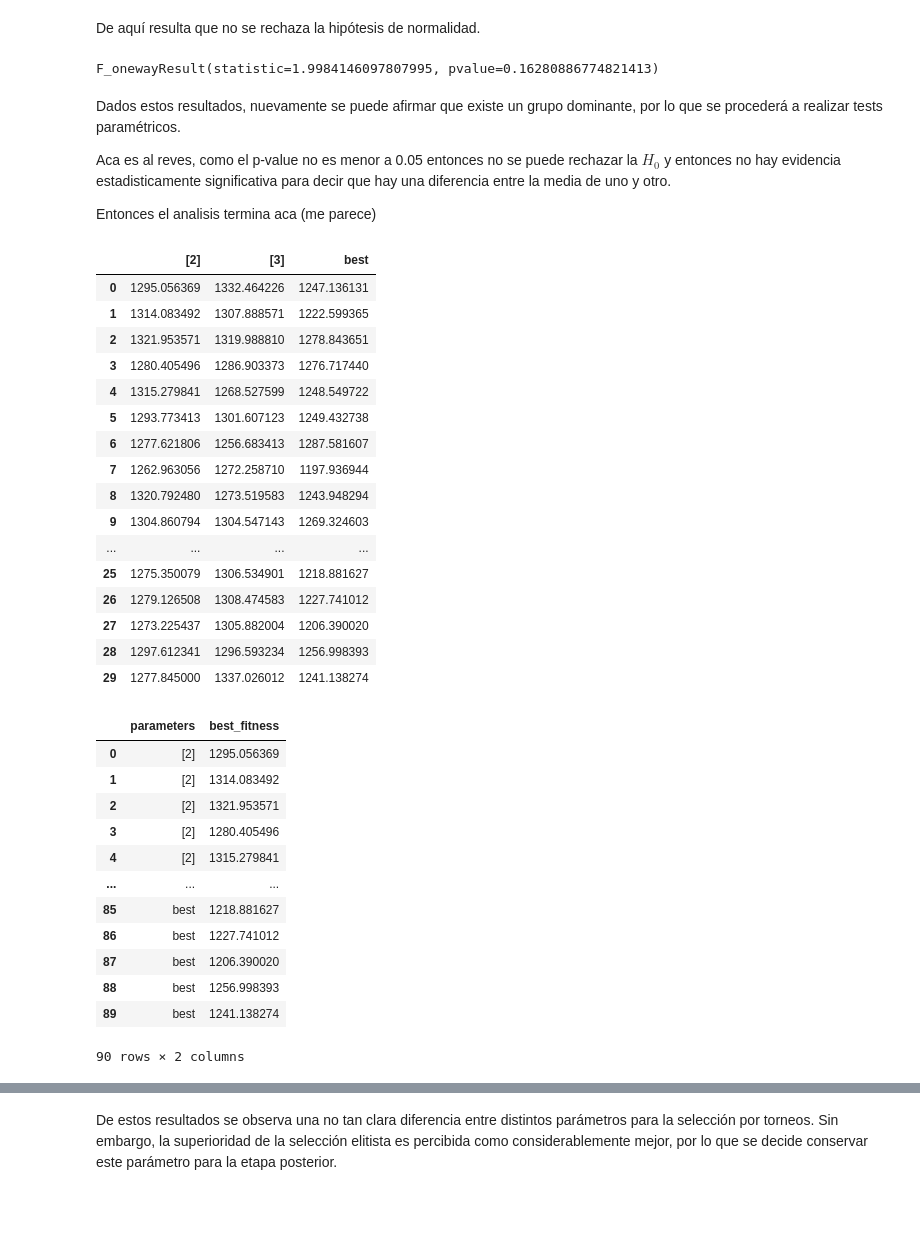
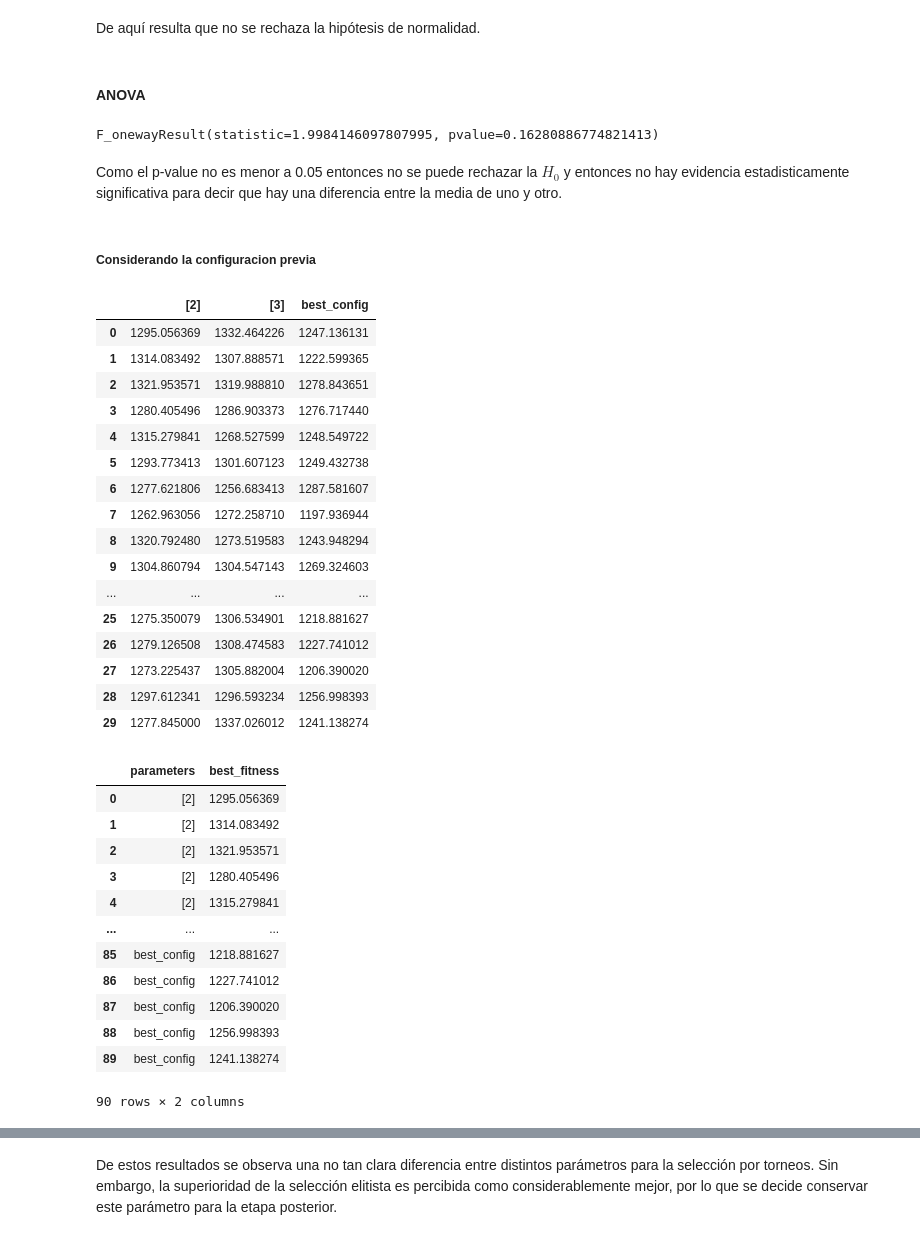
Before and after one commit to guidodinello/polygonal-evolutionary-algorithm, a Jupyter notebook: analysis.ipynb, the cells around one changed output, grey strips where cells are left out. Saved outputs shown, nothing was run; the diff lists cells and outputs as text; code cells hidden in the pictures; blank space fills up the shorter version.

```diff
--- a/analysis.ipynb
+++ b/analysis.ipynb
@@ -215,4 +252,6 @@ print_hist_plots(informales, "informal", size=(20,10))
 [figure]
 # %% [markdown]
 De aquí resulta que no se rechaza la hipótesis de normalidad.
+# %% [markdown]
+#### ANOVA
 # %%
@@ -221,17 +260,15 @@ f_oneway(*[informales[col] for col in informales.columns])
 # %% [output]
 F_onewayResult(statistic=1.9984146097807995, pvalue=0.16280886774821413)
 # %% [markdown]
-Dados estos resultados, nuevamente se puede afirmar que existe un grupo dominante, por lo que se procederá a realizar tests paramétricos.
-
-Aca es al reves, como el p-value no es menor a 0.05 entonces no se puede rechazar la $H_{0}$ y entonces no hay evidencia estadisticamente significativa para decir que hay una diferencia entre la media de uno y otro.
-
-Entonces el analisis termina aca (me parece)
+Como el p-value no es menor a 0.05 entonces no se puede rechazar la $H_{0}$ y entonces no hay evidencia estadisticamente significativa para decir que hay una diferencia entre la media de uno y otro.
+# %% [markdown]
+##### Considerando la configuracion previa
 # %%
 #add column from parametric
-informales["best"] = parametricos["[0.9, 0.1]"]
+informales["best_config"] = parametricos["[0.9, 0.1]"]
 informales
 # %% [output]
-|  | [2] | [3] | best |
+|  | [2] | [3] | best_config |
 | 0 | 1295.056369 | 1332.464226 | 1247.136131 |
 | 1 | 1314.083492 | 1307.888571 | 1222.599365 |
 | 2 | 1321.953571 | 1319.988810 | 1278.843651 |
@@ -260,11 +297,11 @@ fitness_by_method
 | 3 | [2] | 1280.405496 |
 | 4 | [2] | 1315.279841 |
 | ... | ... | ... |
-| 85 | best | 1218.881627 |
-| 86 | best | 1227.741012 |
-| 87 | best | 1206.390020 |
-| 88 | best | 1256.998393 |
-| 89 | best | 1241.138274 |
+| 85 | best_config | 1218.881627 |
+| 86 | best_config | 1227.741012 |
+| 87 | best_config | 1206.390020 |
+| 88 | best_config | 1256.998393 |
+| 89 | best_config | 1241.138274 |
 90 rows × 2 columns
 # %%
 posthoc = ph.posthoc_ttest(fitness_by_method, val_col='best_fitness', group_col='parameters', p_adjust='holm')
```
Also changed, not shown: parts of 59 cells of this notebook, 10 other files.
